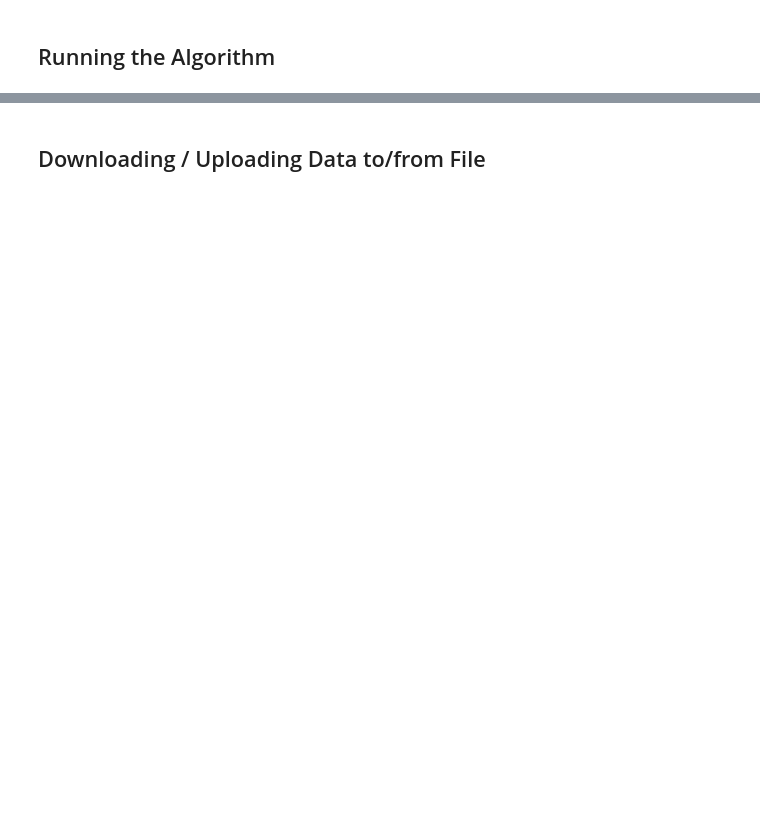
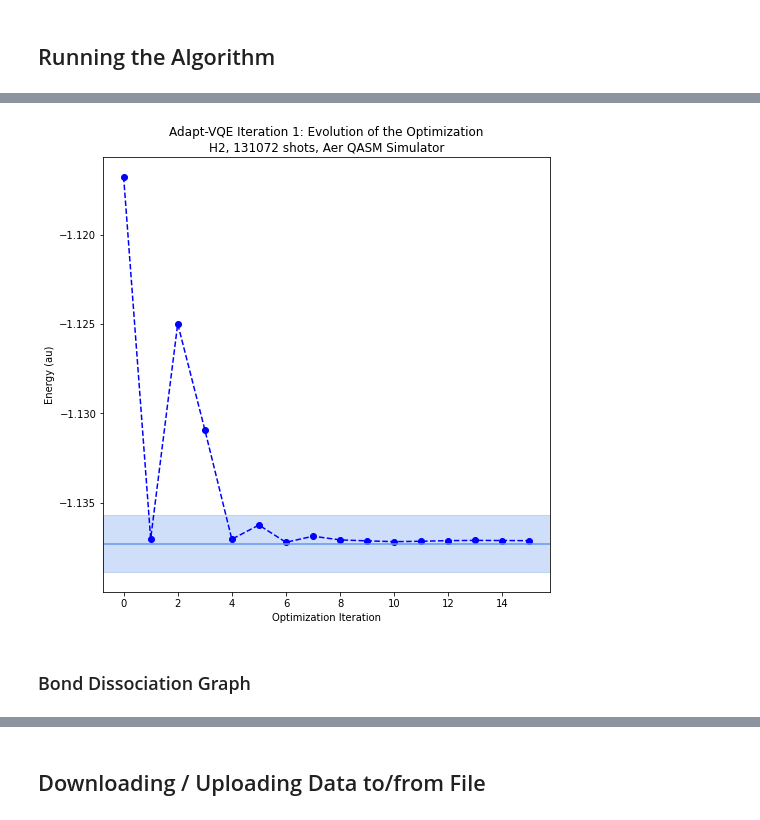
Before and after one commit to mafaldaramoa/VQE, a Jupyter notebook: Qiskit_AdaptVQE.ipynb, the cells around one changed output, grey strips where cells are left out. Cells and saved outputs as stored; diff of their text form; code cells hidden in the pictures; blank space fills up the shorter version.

```diff
--- a/Qiskit_AdaptVQE.ipynb
+++ b/Qiskit_AdaptVQE.ipynb
@@ -628,6 +654,7 @@ h6 = run_pyscf(h6,run_fci = True,run_ccsd = True)
 ## Choosing the Molecule
 # %%
 molecule = h2
+exactEnergy = molecule.fci_energy
 # %%
 name = molecule.description
 bondLength = molecule.geometry[1][1][2]
@@ -789,7 +818,7 @@ class AdaptData:
 
     self.pool = pool
     self.sparsePool = sparsePool
-    self.backend = backend
+    self.backend = qinstance.backend
     self.shots = shots
 
     if previousData is not None:
@@ -1510,0 +1777,11 @@ data.plot()
+# %%
+# Upload evolution dict from computer
+
+uploaded = files.upload()
+
+for fn in uploaded.keys():
+  print('User uploaded file "{name}" with length {length} bytes'.format(
+      name=fn, length=len(uploaded[fn])))
+
+myFile = open(fn, "rb")
+evolution = pickle.load(myFile)
@@ -1510,0 +1792,50 @@ data.plot()
+# %%
+# Use last run
+
+evolution = myAdapt.optEvolution
+# %%
+nfev = evolution["nfev"][-1]
+energies = []
+for i in range(nfev):
+  optimizedCoefficients = list(evolution["parameters"][i])
+  energy = myAdapt.calculateEnergy(optimizedCoefficients,data.result["indices"])
+  energies.append(energy)
+
+fig, ax1 = plt.subplots(figsize=[8,8])
+
+nfev = evolution["nfev"][-1]
+
+title = "Adapt-VQE Iteration 1: Evolution of the Optimization\n{}, ".format(name)
+
+if backend.name() == "statevector_simulator":
+  backendName = "Aer State Vector Simulator"
+
+elif backend.name() == "qasm_simulator":
+  backendName = "Aer QASM Simulator"
+
+else:
+  backendName = backend.name()
+
+if backendName != "Aer State Vector Simulator":
+  title += "{} shots, ".format(myAdapt.shots)
+title += "{}".format(backendName)
+
+ax1.set_title(title)
+
+color1 = 'b'
+ax1.plot(range(nfev), energies, '--o', color = color1)
+ax1.set_xlabel("Optimization Iteration")
+ax1.set_ylabel("Energy (au)")
+
+# UCCSD graph scale
+#ax1.set_ylim(-1.15,-0.05)
+
+minAccuracy = exactEnergy - chemicalAccuracy
+maxAccuracy = exactEnergy + chemicalAccuracy
+l = ax1.axhspan(minAccuracy, maxAccuracy, alpha=0.3, color = 'cornflowerblue')
+
+plt.axhline(y = exactEnergy, color = 'cornflowerblue' , linestyle = '-')
+# %% [output]
+[figure, added]
+# %% [markdown]
+### Bond Dissociation Graph
```
Also changed, not shown: parts of 46 cells of this notebook.
